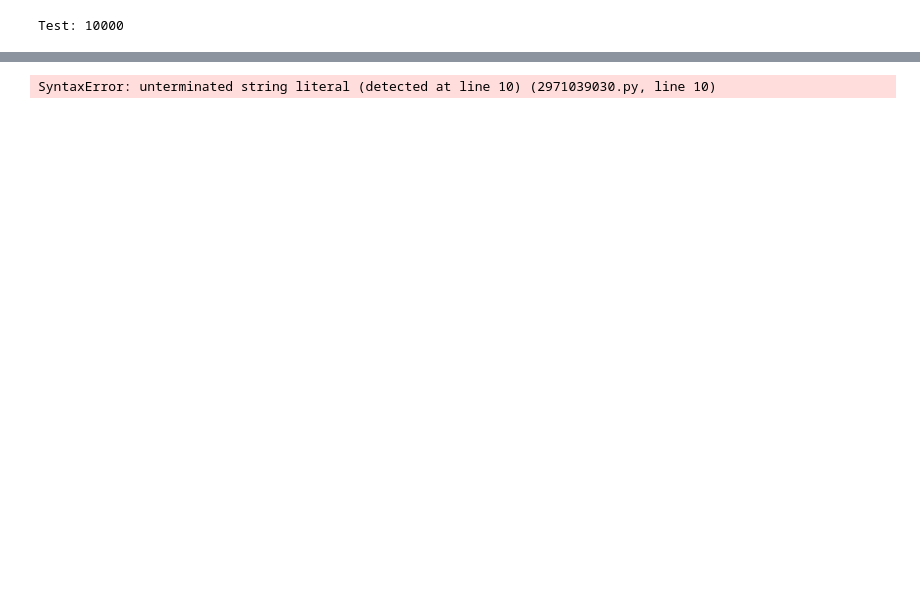
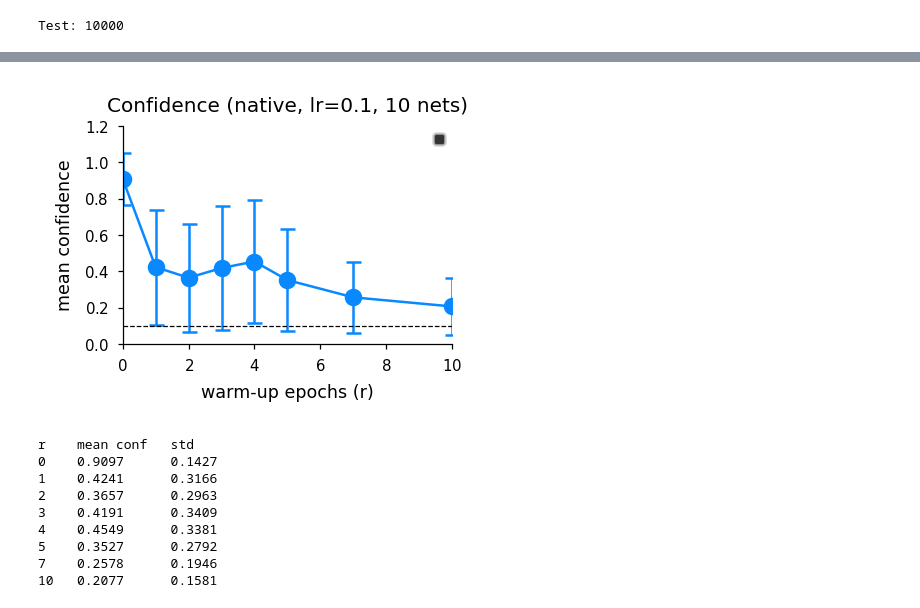
Before and after one commit to rachelkiim/critical-period, a Jupyter notebook: gradual_cw/Gradual-sensory-maturation copy/scripts/cifarnative_warmup.ipynb, the cells around one changed output, grey strips where cells are left out. Drawn from its saved outputs; the diff is of its cells as text; code cells hidden in the pictures; blank space fills up the shorter version.

```diff
--- a/gradual_cw/Gradual-sensory-maturation copy/scripts/cifarnative_warmup.ipynb
+++ b/gradual_cw/Gradual-sensory-maturation copy/scripts/cifarnative_warmup.ipynb
@@ -151,20 +231,29 @@ KeyboardInterrupt:
 # %%
 sweep_means = [sweep_conf[r].mean() for r in epochs_noise_list]
 sweep_stds = [sweep_conf[r].std() for r in epochs_noise_list]
 chance = 1 / output_size
 
 plt.figure(figsize=(60 * mm, 40 * mm))
 plt.errorbar(epochs_noise_list, sweep_means, yerr=sweep_stds, fmt='o-', color=color["sky"], capsize=3)
 plt.axhline(y=chance, color='k', linestyle='--', linewidth=0.5)
 plt.xlabel("warm-up epochs (r)")
 plt.ylabel("mean confidence")
-plt.title("Confidence vs warm-up epochs (native, lr=0.1, 10 nets)")
+plt.title("Confidence (native, lr=0.1, 10 nets)")
 plt.legend()
 plt.savefig(os.path.join(figure_dir, "confidence_vs_epochs_noise.svg"))
 plt.show()
 
 print(f"{'r':<5}{'mean conf':<12}{'std':<10}")
 for r, m, s in zip(epochs_noise_list, sweep_means, sweep_stds):
     print(f"{r:<5}{m:<12.4f}{s:<10.4f}")
 # %% [output]
+[figure, added]
-SyntaxError: unterminated string literal (detected at line 10) (2971039030.py, line 10)
+r    mean conf   std
+0    0.9097      0.1427
+1    0.4241      0.3166
+2    0.3657      0.2963
+3    0.4191      0.3409
+4    0.4549      0.3381
+5    0.3527      0.2792
+7    0.2578      0.1946
+10   0.2077      0.1581
```
Also changed, not shown: parts of 4 cells of this notebook, 9 other files.
